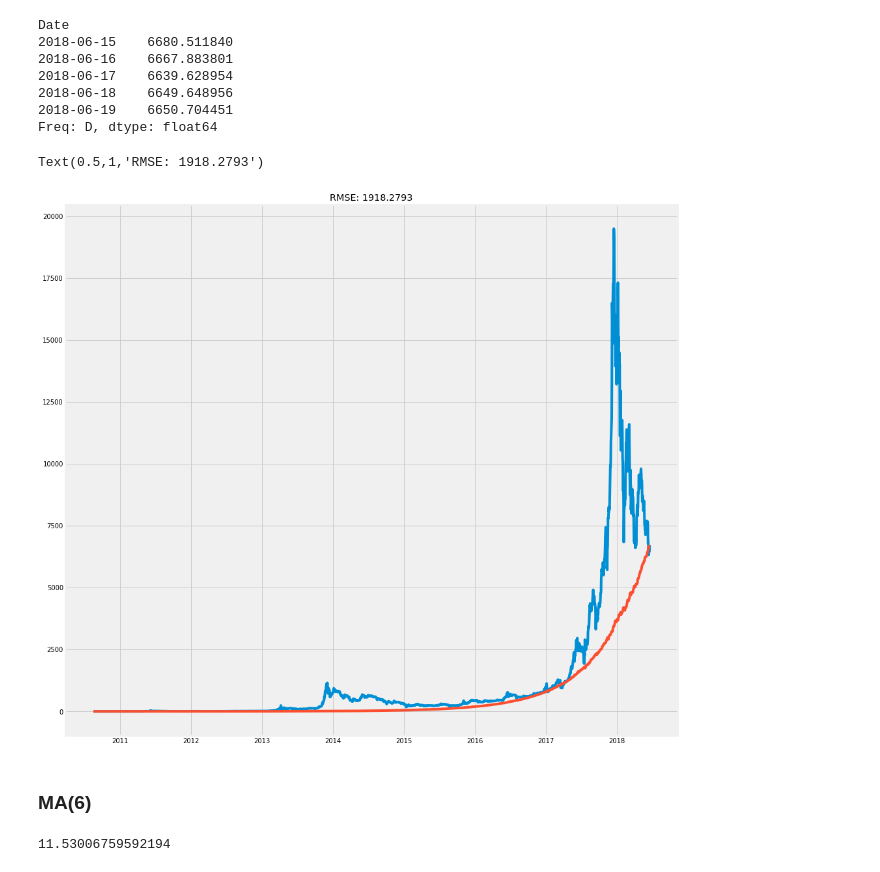
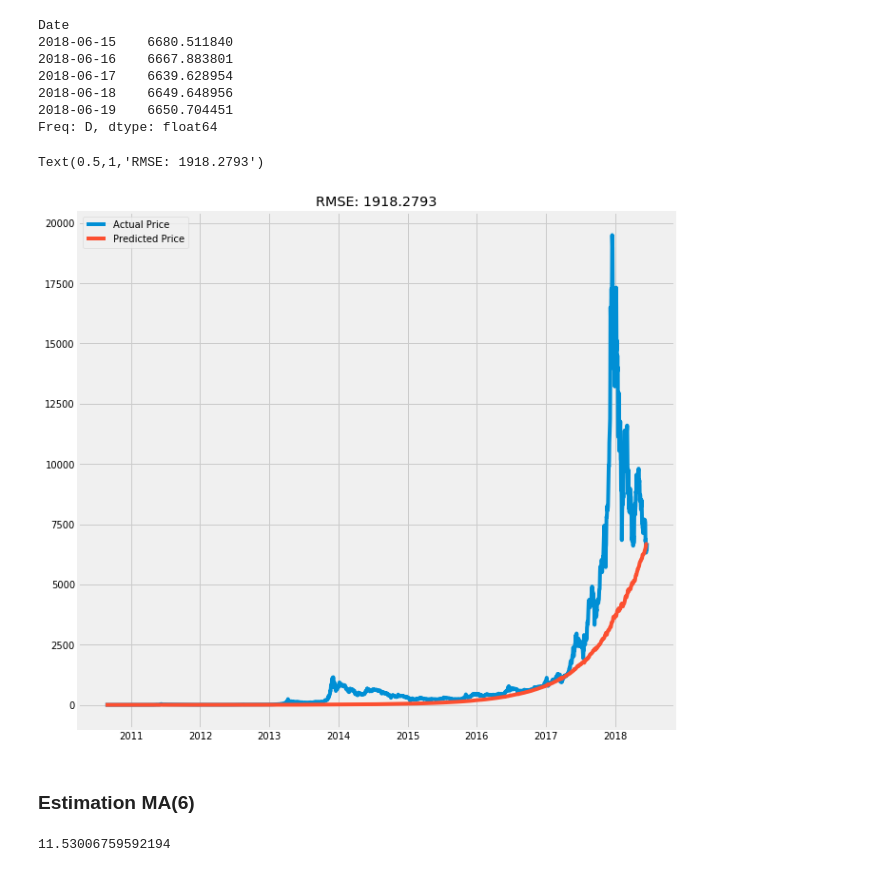
Before and after one commit to DEREJEGETU/Predicting-Bitcoin-Prices, a Jupyter notebook: Predicting BTC Price.ipynb, the cells around one changed output. Drawn from its saved outputs; the diff is of its cells as text; code cells hidden in the pictures.

```diff
--- a/Predicting BTC Price.ipynb
+++ b/Predicting BTC Price.ipynb
@@ -841,5 +728,9 @@ plt.title('Density plot of the residual error values')
 # %% [output]
 Text(0.5,1,'Density plot of the residual error values')
 [figure]
+# %%
+def rebuild_diffed(series, first_element_original):
+    cumsum = series.cumsum()
+    return np.exp(cumsum.fillna(0) + first_element_original)
 # %%
 fitted_AR=pd.Series(results_AR.fittedvalues, copy=True)
@@ -906 +737,3 @@ dtype: float64
+# %%
+predicted_AR=rebuild_diffed(fitted_AR, train["log_price"].iloc[0])
 # %%
@@ -914,11 +747,12 @@ Date
 2018-06-19    6650.704451
 Freq: D, dtype: float64
 # %%
-fig, ax=plt.subplots(figsize=(15,15))
+fig, ax=plt.subplots(figsize=(10,10))
 
-plt.plot(train['BCHAIN/MKPRU'])
-plt.plot(fitted_price_AR)
-plt.title('RMSE: %.4f'% np.sqrt(sum((fitted_price_AR-train['BCHAIN/MKPRU'])**2)/len(train['BCHAIN/MKPRU'])))
+plt.plot(train['BCHAIN/MKPRU'], label='Actual Price')
+plt.plot(predicted_AR, label='Predicted Price')
+plt.legend()
+plt.title('RMSE: %.4f'% np.sqrt(sum((predicted_AR-train['BCHAIN/MKPRU']).fillna(0)**2)/len(train['BCHAIN/MKPRU'])))
 # %% [output]
 Text(0.5,1,'RMSE: 1918.2793')
-[figure, old version]
+[figure, new version]
@@ -955,5 +759,5 @@ Text(0.5,1,'RMSE: 1918.2793')
 # %% [markdown]
-### MA(6)
+### Estimation MA(6)
 # %%
 #fig, ax=plt.subplots(figsize=(15,15))
 model=ARIMA(train["log_price"], order=(0,1,6))
```
Also changed, not shown: parts of 152 cells of this notebook.
